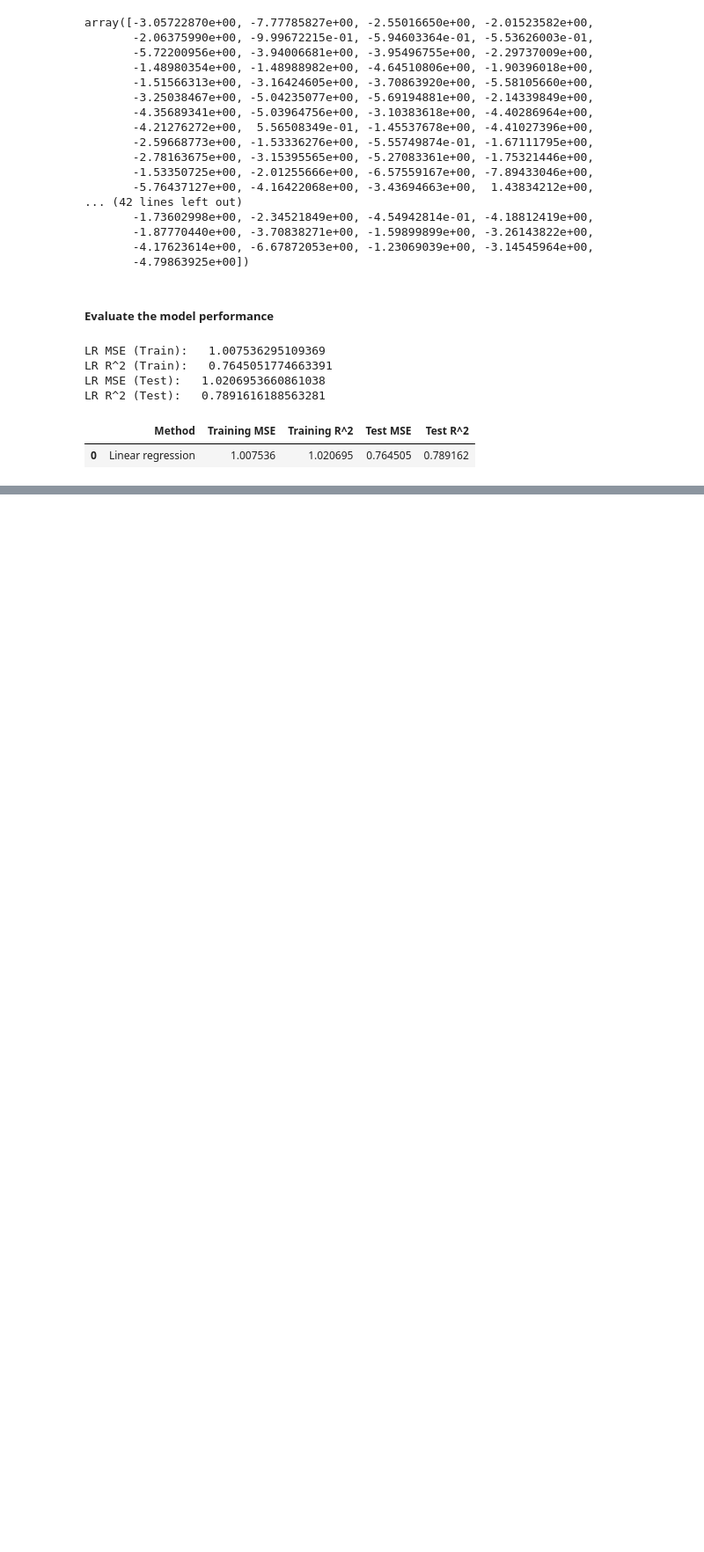
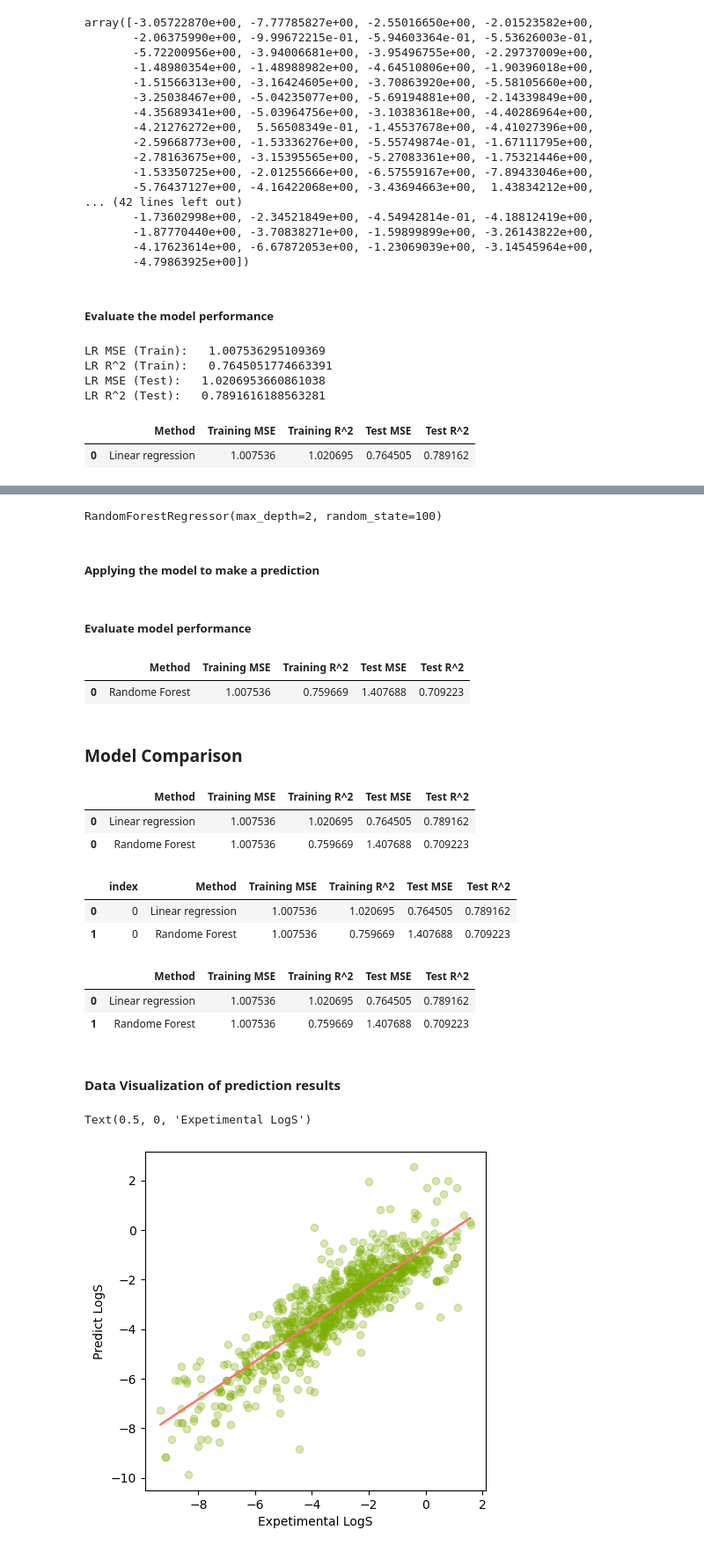
Before and after one commit to Ryo-TANAKA-programmer/python_basics, a Jupyter notebook: 01232024.ipynb, the cells around one changed output, grey strips where cells are left out. Shown: that part at 88% size. Cells and saved outputs as stored; diff of their text form; code cells hidden in the pictures; blank space fills up the shorter version.

```diff
--- a/01232024.ipynb
+++ b/01232024.ipynb
@@ -216,0 +219,9 @@ lr_results
+# %%
+from sklearn.ensemble import RandomForestRegressor
+
+rf = RandomForestRegressor(max_depth=2, random_state=100)
+rf.fit(x_train,y_train)
+# %% [output]
+RandomForestRegressor(max_depth=2, random_state=100)
+# %% [markdown]
+##### **Applying the model to make a prediction**
@@ -216,0 +231,2 @@ lr_results
+# %% [markdown]
+##### **Evaluate model performance**
@@ -216,0 +244,48 @@ lr_results
+# %%
+rf_results
+# %% [output]
+|  | Method | Training MSE | Training R^2 | Test MSE | Test R^2 |
+| 0 | Randome Forest | 1.007536 | 0.759669 | 1.407688 | 0.709223 |
+# %% [markdown]
+### **Model Comparison**
+# %%
+df_models = pd.concat([lr_results,rf_results],axis = 0)
+df_models
+# %% [output]
+|  | Method | Training MSE | Training R^2 | Test MSE | Test R^2 |
+| 0 | Linear regression | 1.007536 | 1.020695 | 0.764505 | 0.789162 |
+| 0 | Randome Forest | 1.007536 | 0.759669 | 1.407688 | 0.709223 |
+# %%
+df_models.reset_index()
+# %% [output]
+|  | index | Method | Training MSE | Training R^2 | Test MSE | Test R^2 |
+| 0 | 0 | Linear regression | 1.007536 | 1.020695 | 0.764505 | 0.789162 |
+| 1 | 0 | Randome Forest | 1.007536 | 0.759669 | 1.407688 | 0.709223 |
+# %%
+df_models.reset_index(drop = True)
+# %% [output]
+|  | Method | Training MSE | Training R^2 | Test MSE | Test R^2 |
+| 0 | Linear regression | 1.007536 | 1.020695 | 0.764505 | 0.789162 |
+| 1 | Randome Forest | 1.007536 | 0.759669 | 1.407688 | 0.709223 |
+# %% [markdown]
+#### **Data Visualization of prediction results**
+# %%
+import matplotlib.pyplot as plt
+import numpy as np
+
+
+plt.figure(figsize = (5,5))
+plt.scatter(x = y_train,
+            y = y_lr_train_pred,
+            c = "#7CAE00",
+            alpha = 0.3)
+
+z = np.polyfit(y_train,y_lr_train_pred,1)
+p = np.poly1d(z)
+
+plt.plot(y_train, p(y_train), "#F8766D")
+plt.ylabel("Predict LogS")
+plt.xlabel("Expetimental LogS")
+# %% [output]
+Text(0.5, 0, 'Expetimental LogS')
+[figure, added]
```
Also changed, not shown: parts of 4 cells of this notebook.
